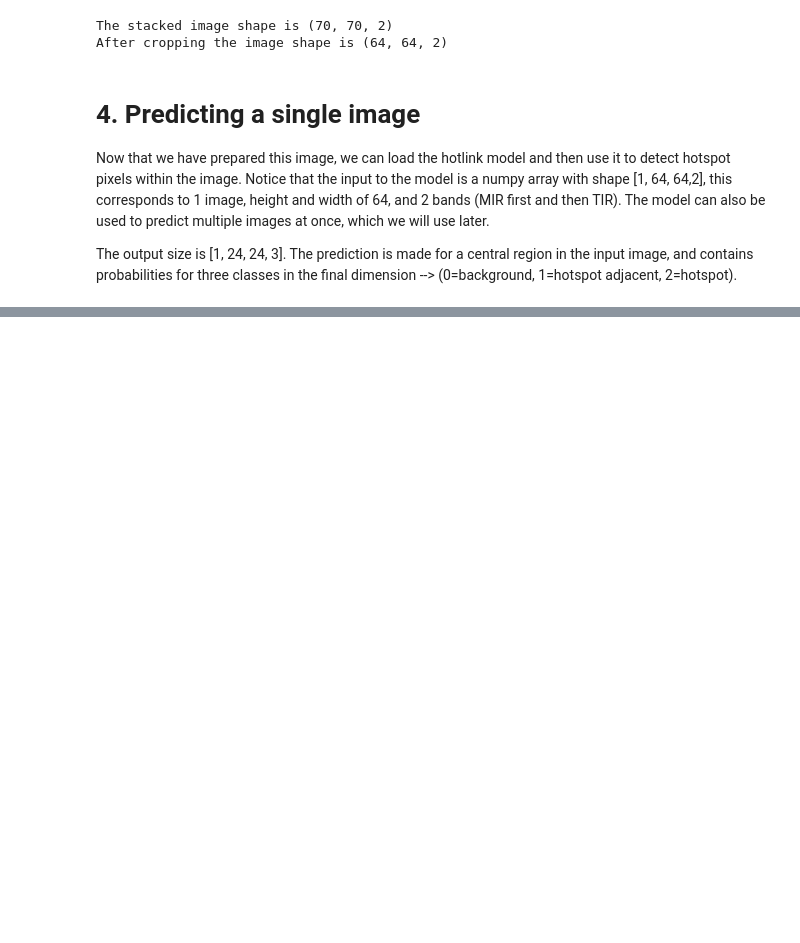
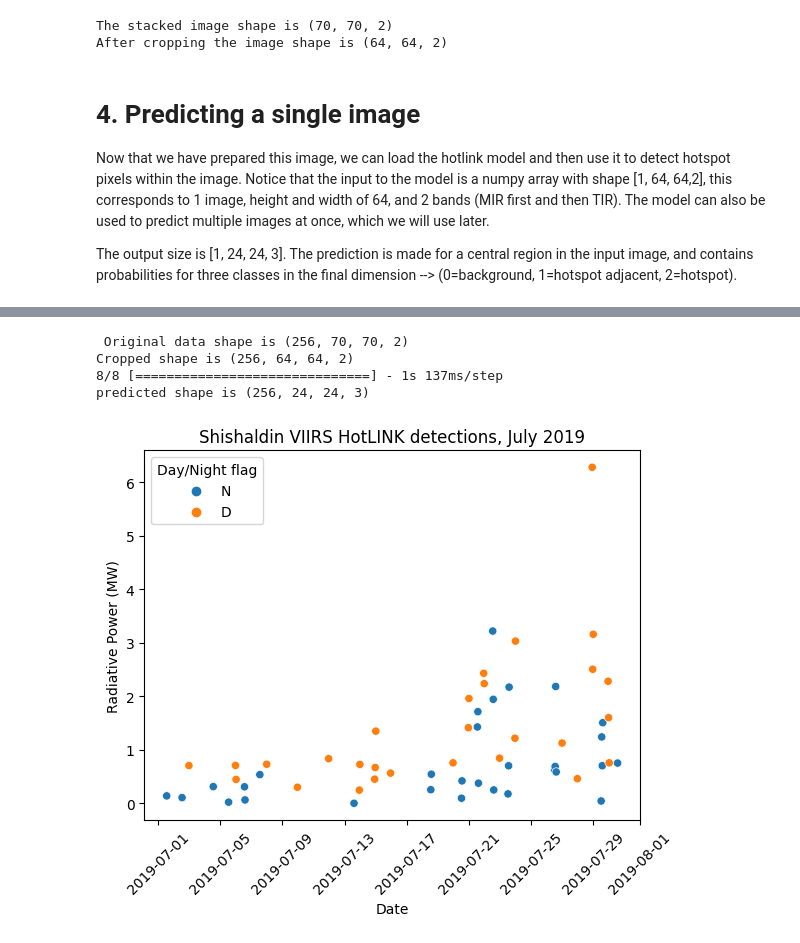
Before and after one commit to csaundersshultz/HotLINK, a Jupyter notebook: HotLINK_tutorial.ipynb, the cells around one changed output, grey strips where cells are left out. Cells and saved outputs as stored; diff of their text form; code cells hidden in the pictures; blank space fills up the shorter version.

```diff
--- a/HotLINK_tutorial.ipynb
+++ b/HotLINK_tutorial.ipynb
@@ -111,0 +125,45 @@ hotspot_bt = brightness_temperature(hotspot, wl=3.74e-6)
+# %%
+# load all example data
+from hotlink import load_entire_example_dataset
+from hotlink.support_functions import get_dn
+import pandas as pd
+import seaborn as sns
+
+# load data and corresponding image dates
+shis_data, image_dates = load_entire_example_dataset()
+print(f" Original data shape is {shis_data.shape}")
+
+# normalize MIR and TIR bands in place
+shis_data[:,:,:,0] = normalize_MIR(shis_data[:,:,:,0])
+shis_data[:,:,:,1] = normalize_TIR(shis_data[:,:,:,1])
+
+# crop to 64x64, note the use of 'crop_dimensions' to specify to crop the 1st and 2nd dimension to size 64
+shis_data = crop_center(shis_data, size=64, crop_dimensions=(1,2))
+print(f"Cropped shape is {shis_data.shape}")
+
+# predict all images (does 8 batches of 32 images)
+predictions = model.predict(shis_data)
+print(f"predicted shape is {predictions.shape}")
+
+# calculate metrics for all images:
+active_probabilities = [ p[:,:,2] for p in predictions ]
+masks = [ apply_hysteresis_threshold(ap, low=0.4, high=0.5).astype('int') for ap in active_probabilities ]
+analysis_window = crop_center(shis_data[:,:,:,0], size=24, crop_dimensions=(1,2)) #crop to output size, for analysis
+rps_mw = [ radiative_power(mir, mask)/1e6 for mir,mask in zip(analysis_window, masks) ]
+
+# format data into table, and get day/night flag for all images.
+table = pd.DataFrame({"Radiative Power (MW)": rps_mw, "Date":image_dates})
+table['Day/Night flag'] = [get_dn(dt, volcano_lat=54.7554, volcano_lng=163.9711, volcano_elevation=2857) for dt in image_dates]
+detections = table.loc[table['Radiative Power (MW)']!=0]
+
+# plot time series of detections
+sns.scatterplot(data=detections, x='Date', y='Radiative Power (MW)', hue='Day/Night flag')
+plt.xticks(rotation=45)
+plt.title("Shishaldin VIIRS HotLINK detections, July 2019")
+plt.show()
+# %% [output]
+ Original data shape is (256, 70, 70, 2)
+Cropped shape is (256, 64, 64, 2)
+8/8 [==============================] - 1s 137ms/step
+predicted shape is (256, 24, 24, 3)
+[figure, added]
```
Also changed, not shown: parts of 6 cells of this notebook.
